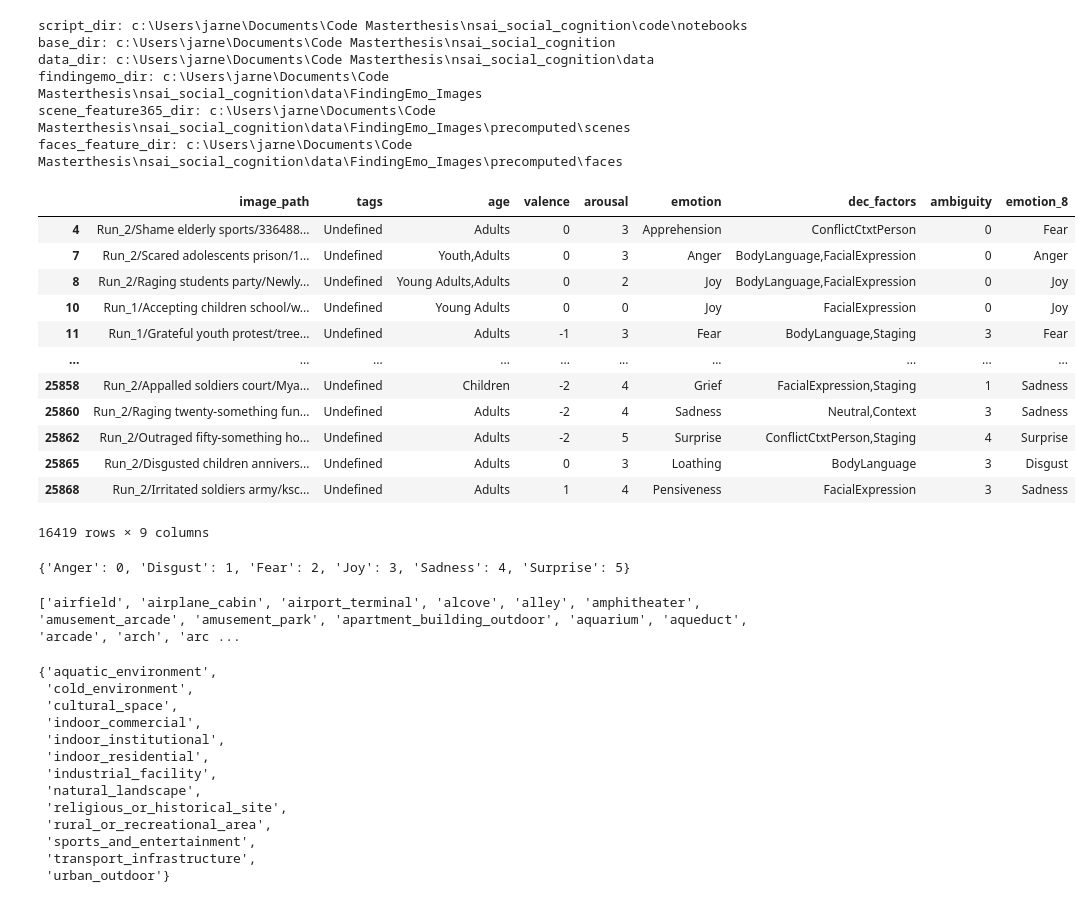
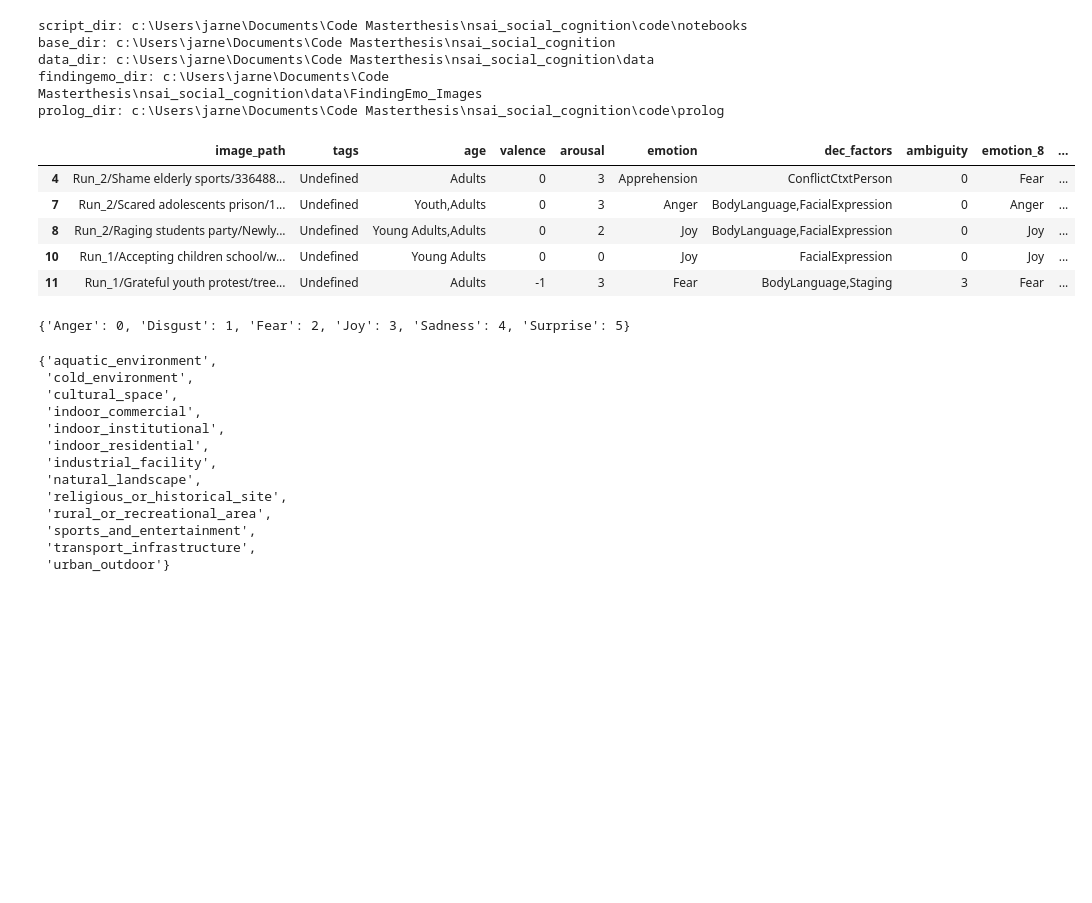
Before and after one commit to jarnedemoenvub/nsai_social_cognition, a Jupyter notebook: code/notebooks/nsai3.ipynb, the cells around one changed output. Drawn from its saved outputs; the diff is of its cells as text; code cells hidden in the pictures; blank space fills up the shorter version.

Commit message:
Cleaned up dataframe

```diff
--- a/code/notebooks/nsai3.ipynb
+++ b/code/notebooks/nsai3.ipynb
@@ -35,18 +46,15 @@ data_dir = os.path.join(base_dir, "data")
 print("data_dir:", data_dir)
 findingemo_dir = os.path.join(data_dir, "FindingEmo_Images")
 print("findingemo_dir:", findingemo_dir)
-
-scene_feature365_dir = os.path.join(base_dir, "data", "FindingEmo_Images", "precomputed", "scenes")
-print("scene_feature365_dir:", scene_feature365_dir)
-faces_feature_dir = os.path.join(base_dir, "data", "FindingEmo_Images", "precomputed", "faces")
-print("faces_feature_dir:", faces_feature_dir)
+prolog_dir = os.path.join(base_dir, "code", "prolog")
+print("prolog_dir:", prolog_dir)
+df = pd.read_pickle(os.path.join(data_dir, "dataframe_cleaned.pkl"))
 # %% [output]
 script_dir: c:\Users\jarne\Documents\Code Masterthesis\nsai_social_cognition\code\notebooks
 base_dir: c:\Users\jarne\Documents\Code Masterthesis\nsai_social_cognition
 data_dir: c:\Users\jarne\Documents\Code Masterthesis\nsai_social_cognition\data
 findingemo_dir: c:\Users\jarne\Documents\Code Masterthesis\nsai_social_cognition\data\FindingEmo_Images
-scene_feature365_dir: c:\Users\jarne\Documents\Code Masterthesis\nsai_social_cognition\data\FindingEmo_Images\precomputed\scenes
-faces_feature_dir: c:\Users\jarne\Documents\Code Masterthesis\nsai_social_cognition\data\FindingEmo_Images\precomputed\faces
+prolog_dir: c:\Users\jarne\Documents\Code Masterthesis\nsai_social_cognition\code\prolog
 # %%
 emotion_categories_hf = ['angry', 'disgust', 'fear', 'happy', 'sad', 'surprise', 'neutral']
 
@@ -61,7 +69,6 @@ EMOTION_SETS = [["Serenity", "Joy", "Ecstasy"],
 
 EMO8_LIST = [l[1] for l in EMOTION_SETS]
 # %%
-df = pd.read_csv(os.path.join(findingemo_dir, "annotations_single.ann"))
 # Delete the columns: "user" and "index" and "datetime"
 if "user" in df.columns and "index" in df.columns and "datetime" in df.columns:
     df = df.drop(columns=["user", "index", "datetime"])
@@ -78,26 +85,20 @@ for i, leaf in enumerate(EMOTION_SETS):
         EMO8_MAPPING[emo] = EMO8_LIST[i]
 
 df['emotion_8'] = df['emotion'].map(EMO8_MAPPING)
+df['emotion_8_idx'] = df['emotion_8'].apply(lambda x: EMO8_LIST.index(x))
 # %%
 # Delete all the rows that contain the emotion_8 as "trust" and "anticipation"
 for emo in ["Trust", "Anticipation"]:
     df = df[df['emotion_8'] != emo]
 
-df
+df.head()
 # %% [output]
-|  | image_path | tags | age | valence | arousal | emotion | dec_factors | ambiguity | emotion_8 |
-| 4 | Run_2/Shame elderly sports/336488... | Undefined | Adults | 0 | 3 | Apprehension | ConflictCtxtPerson | 0 | Fear |
-| 7 | Run_2/Scared adolescents prison/1... | Undefined | Youth,Adults | 0 | 3 | Anger | BodyLanguage,FacialExpression | 0 | Anger |
-| 8 | Run_2/Raging students party/Newly... | Undefined | Young Adults,Adults | 0 | 2 | Joy | BodyLanguage,FacialExpression | 0 | Joy |
-| 10 | Run_1/Accepting children school/w... | Undefined | Young Adults | 0 | 0 | Joy | FacialExpression | 0 | Joy |
-| 11 | Run_1/Grateful youth protest/tree... | Undefined | Adults | -1 | 3 | Fear | BodyLanguage,Staging | 3 | Fear |
-| ... | ... | ... | ... | ... | ... | ... | ... | ... | ... |
-| 25858 | Run_2/Appalled soldiers court/Mya... | Undefined | Children | -2 | 4 | Grief | FacialExpression,Staging | 1 | Sadness |
-| 25860 | Run_2/Raging twenty-something fun... | Undefined | Adults | -2 | 4 | Sadness | Neutral,Context | 3 | Sadness |
-| 25862 | Run_2/Outraged fifty-something ho... | Undefined | Adults | -2 | 5 | Surprise | ConflictCtxtPerson,Staging | 4 | Surprise |
-| 25865 | Run_2/Disgusted children annivers... | Undefined | Adults | 0 | 3 | Loathing | BodyLanguage | 3 | Disgust |
-| 25868 | Run_2/Irritated soldiers army/ksc... | Undefined | Adults | 1 | 4 | Pensiveness | FacialExpression | 3 | Sadness |
+|  | image_path | tags | age | valence | arousal | emotion | dec_factors | ambiguity | emotion_8 | ... |
+| 4 | Run_2/Shame elderly sports/336488... | Undefined | Adults | 0 | 3 | Apprehension | ConflictCtxtPerson | 0 | Fear | ... |
+| 7 | Run_2/Scared adolescents prison/1... | Undefined | Youth,Adults | 0 | 3 | Anger | BodyLanguage,FacialExpression | 0 | Anger | ... |
+| 8 | Run_2/Raging students party/Newly... | Undefined | Young Adults,Adults | 0 | 2 | Joy | BodyLanguage,FacialExpression | 0 | Joy | ... |
+| 10 | Run_1/Accepting children school/w... | Undefined | Young Adults | 0 | 0 | Joy | FacialExpression | 0 | Joy | ... |
+| 11 | Run_1/Grateful youth protest/tree... | Undefined | Adults | -1 | 3 | Fear | BodyLanguage,Staging | 3 | Fear | ... |
-16419 rows × 9 columns
 # %%
 # get the different emo8's
 basic_6_emotions = ["Anger", "Disgust", "Fear", "Joy", "Sadness", "Surprise"]
@@ -113,9 +114,6 @@ with open(scene_categories_path) as f:
     scene_categories = [line.strip().split(' ')[0][3:] for line in f]
     # If there is a / in the category name, replace it with _
     scene_categories = [cat.replace('/', '_') for cat in scene_categories]
-print(scene_categories)
-# %% [output]
-['airfield', 'airplane_cabin', 'airport_terminal', 'alcove', 'alley', 'amphitheater', 'amusement_arcade', 'amusement_park', 'apartment_building_outdoor', 'aquarium', 'aqueduct', 'arcade', 'arch', 'arc ...
 # %%
 places365_to_13categories = {
     # --- Transport infrastructure ---
```
Also changed, not shown: parts of 24 cells of this notebook, 1 other file.
